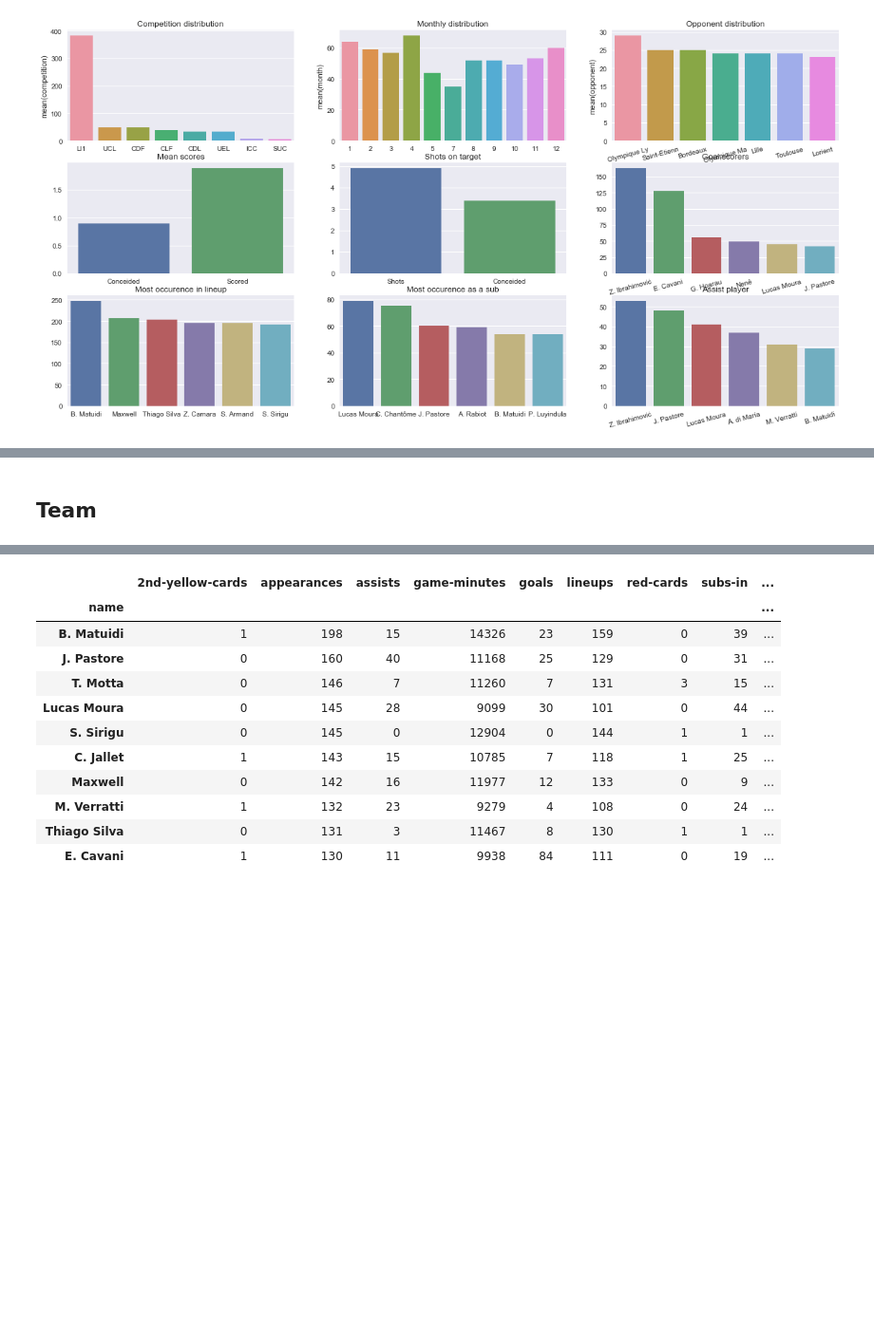
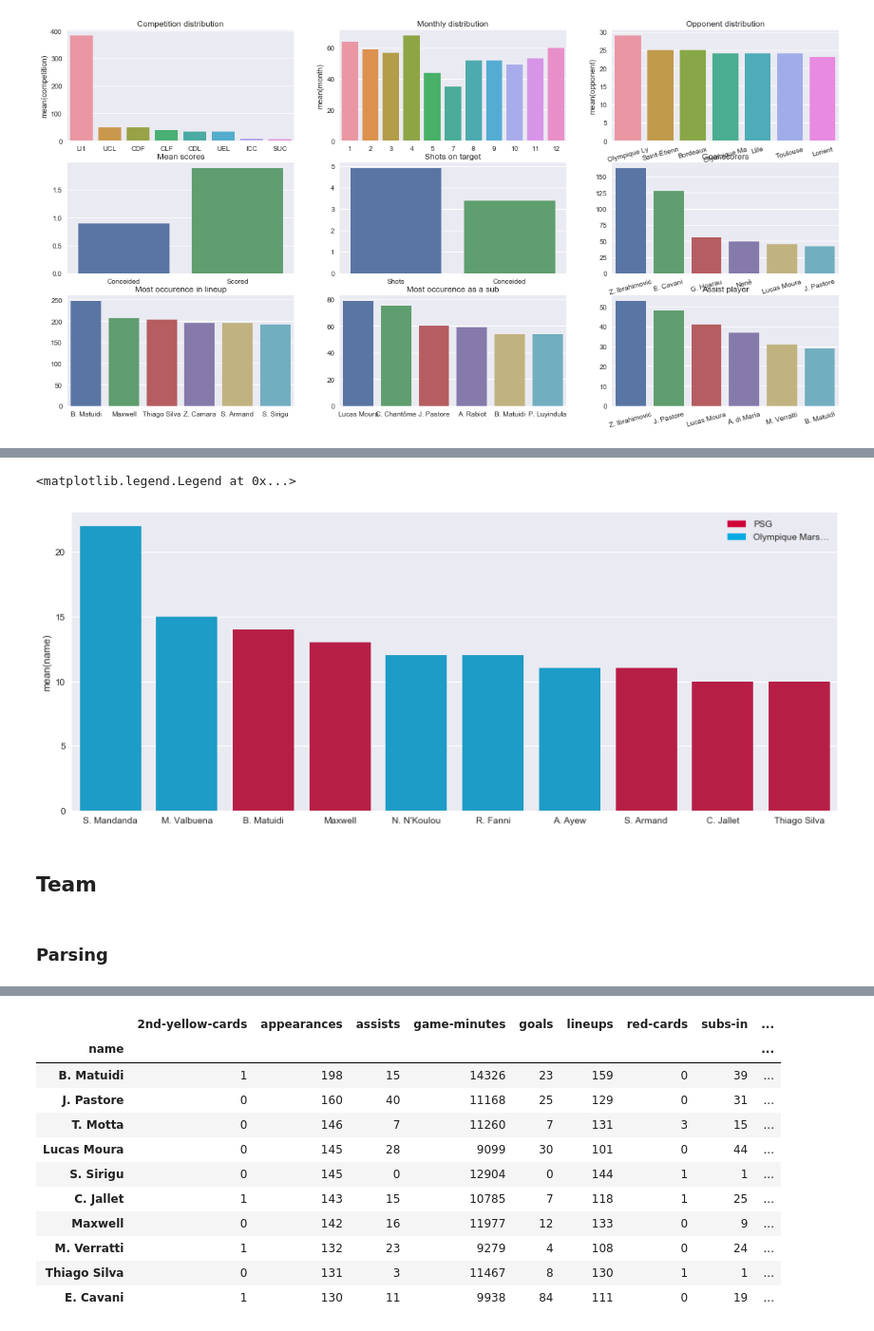
Before and after one commit to alexattia/Data-Science-Projects, a Jupyter notebook: KaggleSoccer/Parsing Soccer Ways.ipynb, the cells around one changed output, grey strips where cells are left out. Shown: that part at 95% size. Cells and saved outputs as stored; diff of their text form; code cells hidden in the pictures; blank space fills up the shorter version.

```diff
--- a/KaggleSoccer/Parsing Soccer Ways.ipynb
+++ b/KaggleSoccer/Parsing Soccer Ways.ipynb
@@ -169,3 +170,38 @@ opponents.head(10)
 | 7 | Olympique Mars… | 20 | 1.350000 | 1.700000 | 3.928571 | 3.642857 | 14.428571 | ... |
 | 8 | Saint-Étienne | 19 | 0.684211 | 1.789474 | 4.769231 | 4.384615 | 10.230769 | ... |
 | 9 | Montpellier | 16 | 0.937500 | 1.375000 | 4.857143 | 3.000000 | 14.214286 | ... |
+# %%
+def change_name_col(row):
+    if row["team_a"] == 'PSG':
+        row['goals_PSG'] = row['goals_a']
+        row['goals_adv'] = row['goals_b']
+        row['lineup_PSG'] = row['players_teams_a']
+        row['lineup_adv'] = row['players_team_b']
+        row['subs_PSG'] = row['subs_in_a']
+        row['subs_adv'] = row['subs_in_b']
+    else:
+        row['goals_PSG'] = row['goals_b']
+        row['goals_adv'] = row['goals_a']
+        row['lineup_PSG'] = row['players_team_b']
+        row['lineup_adv'] = row['players_teams_a']
+        row['subs_PSG'] = row['subs_in_a']
+        row['subs_adv'] = row['subs_in_b']
+    del row['goals_a'], row['goals_b'], row['players_team_b'], row['players_teams_a'], row['subs_in_b'], row['subs_in_a']
+    return row
+
+df2 = df.apply(change_name_col, axis=1)
+# %%
+## Choose opponent
+opponent = 'Olympique Mars…'
+
+df3 = df2[df2.opponent == opponent]
+# %%
+temp = df3[['lineup_PSG']].rename(columns = {'lineup_PSG': 'name'})
+temp['team'] = 'PSG'
+temp2 = df3[['lineup_adv']].rename(columns = {'lineup_adv': 'name'})
+temp2['team'] = opponent
+d = pd.concat([temp, temp2])
+rows = []
+_ = d.apply(lambda row: [rows.append([nn, row['team']])
+                         for nn in row["name"]], axis=1)
+df_new = pd.DataFrame(rows, columns=d.columns)
@@ -172,5 +228,19 @@ opponents.head(10)
+# %%
+map_color = {'PSG':'#d1043a', 'Olympique Mars…':'#00aae2'}
+colors = {k:map_color[v] for k,v in df_new[['name','team']].set_index('name').to_dict()['team'].items()}
+
+plt.figure(figsize=(15,6))
+d = df_new.name.value_counts()[:10]
+p = sns.barplot(d.index, d, palette=colors)
+legend_patches = [matplotlib.patches.Patch(color=C, label=L) for C, L in zip([item.get_facecolor() for item in Boxes], legend_labels)]
+plt.legend(handles=legend_patches)
+# %% [output]
+<matplotlib.legend.Legend at 0x...>
+[figure, added]
 # %% [markdown]
 ## Team
+# %% [markdown]
+### Parsing
 # %%
 seasons = {
     "2016/2017" : "12611",
```
Also changed, not shown: parts of 6 cells of this notebook, 1 other file.
